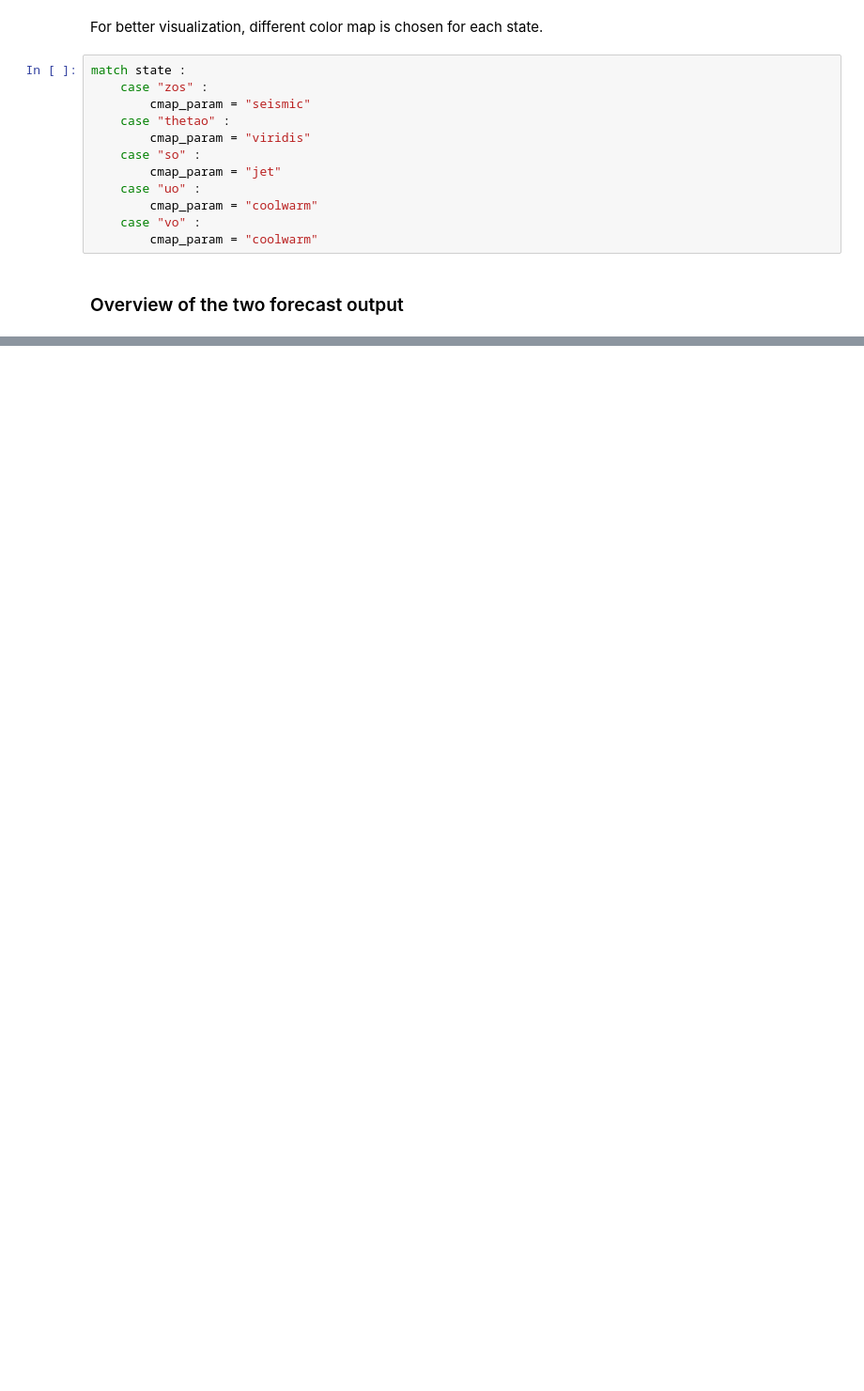
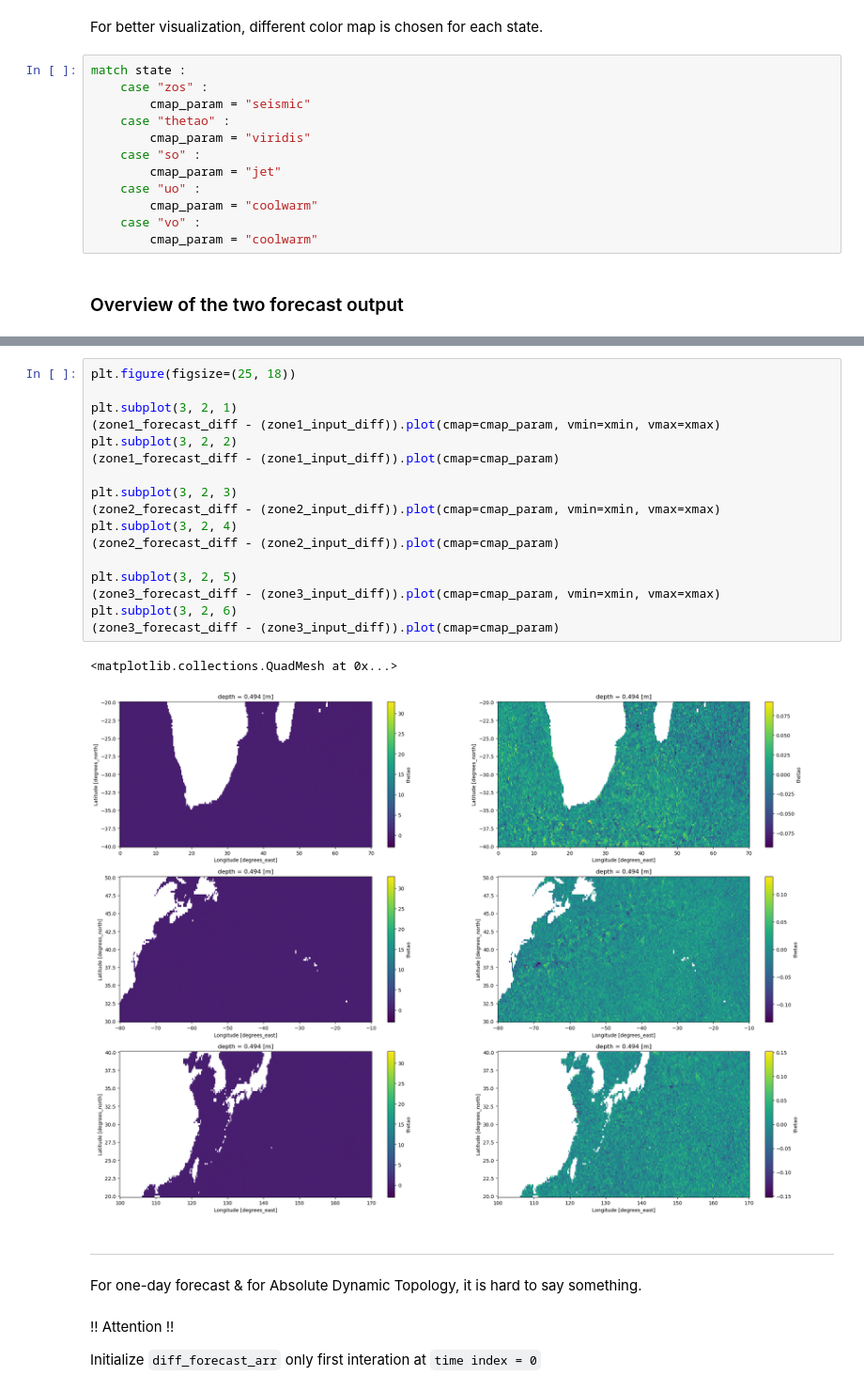
Before and after one commit to devowoney/glonet, a Jupyter notebook: jupyter_notebook/from_diff_CI.ipynb, the cells around one changed output, grey strips where cells are left out. Shown at 94% size. Cells and saved outputs as stored; diff of their text form; blank space fills up the shorter version.

```diff
--- a/jupyter_notebook/from_diff_CI.ipynb
+++ b/jupyter_notebook/from_diff_CI.ipynb
@@ -213,0 +263,27 @@ plt.subplot(3, 2, 6)
+# %%
+plt.figure(figsize=(25, 18))
+
+plt.subplot(3, 2, 1)
+(zone1_forecast_diff - (zone1_input_diff)).plot(cmap=cmap_param, vmin=xmin, vmax=xmax)
+plt.subplot(3, 2, 2)
+(zone1_forecast_diff - (zone1_input_diff)).plot(cmap=cmap_param)
+
+plt.subplot(3, 2, 3)
+(zone2_forecast_diff - (zone2_input_diff)).plot(cmap=cmap_param, vmin=xmin, vmax=xmax)
+plt.subplot(3, 2, 4)
+(zone2_forecast_diff - (zone2_input_diff)).plot(cmap=cmap_param)
+
+plt.subplot(3, 2, 5)
+(zone3_forecast_diff - (zone3_input_diff)).plot(cmap=cmap_param, vmin=xmin, vmax=xmax)
+plt.subplot(3, 2, 6)
+(zone3_forecast_diff - (zone3_input_diff)).plot(cmap=cmap_param)
+# %% [output]
+<matplotlib.collections.QuadMesh at 0x...>
+[figure, added]
+# %% [markdown]
+***
+For one-day forecast & for Absolute Dynamic Topology, it is hard to say something. <br>
+# %% [markdown]
+!! Attention !!
+
+Initialize `diff_forecast_arr` only first interation at `time index = 0`
```
Also changed, not shown: parts of 20 cells of this notebook, 1 other file.
